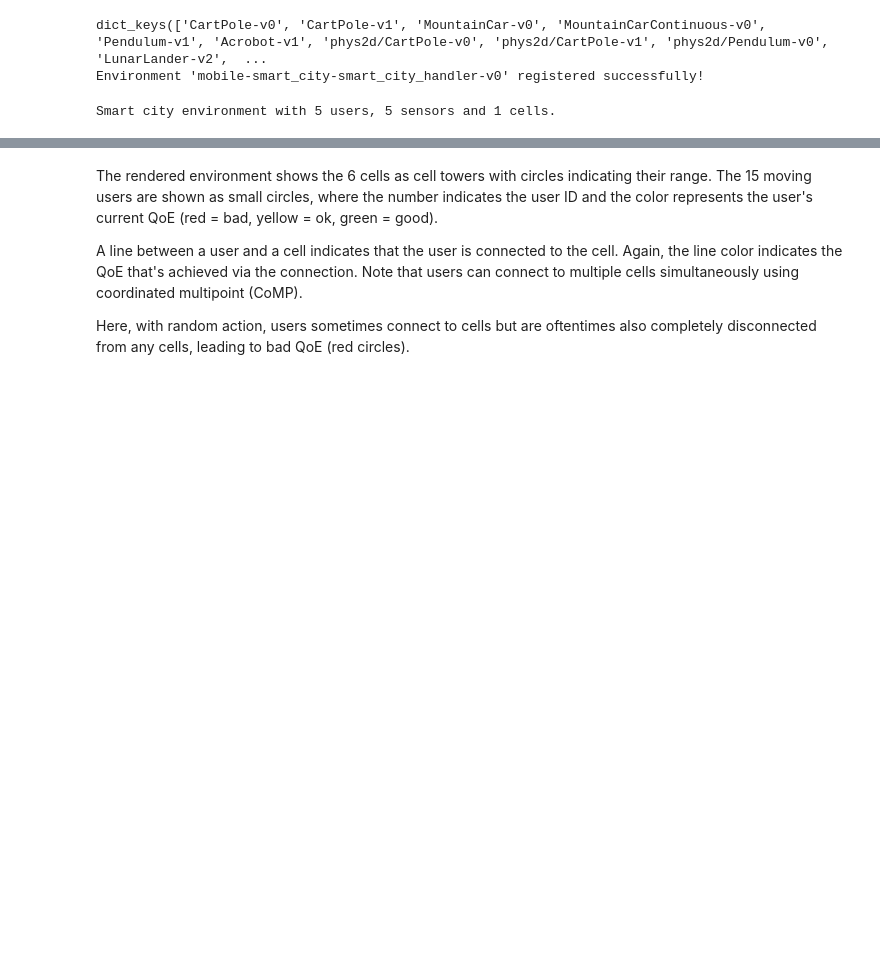
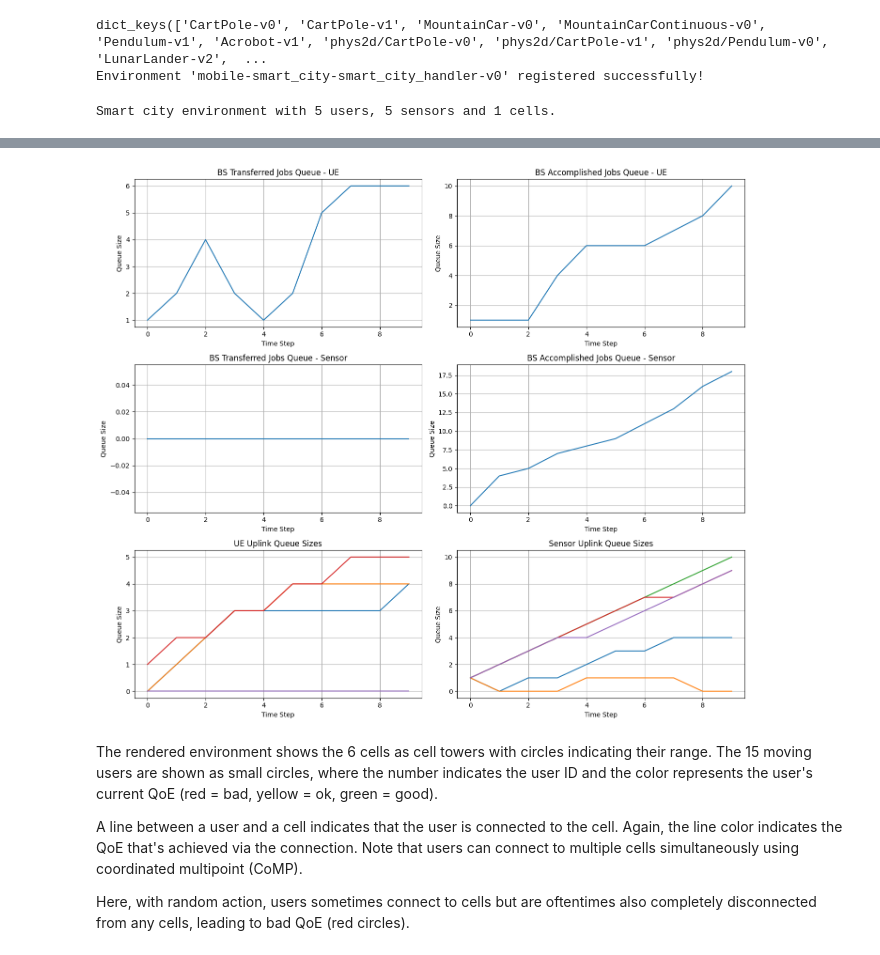
Before and after one commit to stefanbschneider/mobile-env, a Jupyter notebook: examples/smart_city.ipynb, the cells around one changed output, grey strips where cells are left out. Cells and saved outputs as stored; diff of their text form; code cells hidden in the pictures; blank space fills up the shorter version.

```diff
--- a/examples/smart_city.ipynb
+++ b/examples/smart_city.ipynb
@@ -84,3 +83,7 @@ for _ in range(10
+# %%
+env.plot_queue_sizes()
+# %% [output]
+[figure, added]
 # %% [markdown]
 The rendered environment shows the 6 cells as cell towers with circles indicating their range.
 The 15 moving users are shown as small circles, where the number indicates the user ID and
```
Also changed, not shown: parts of 3 cells of this notebook, 3 other files.
